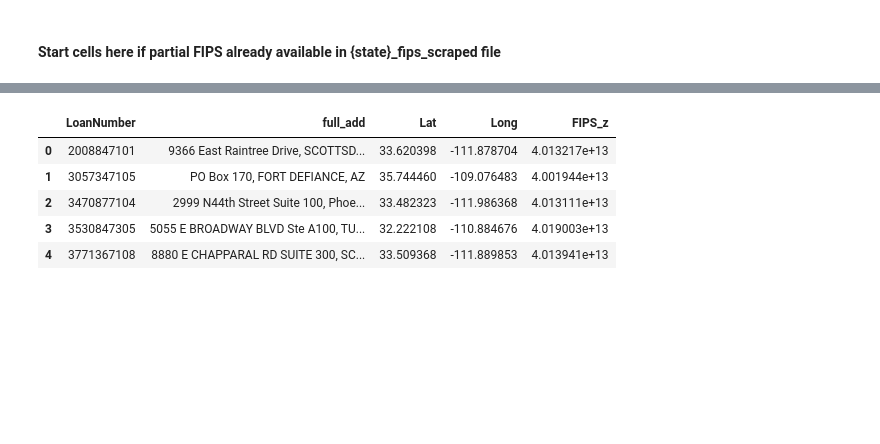
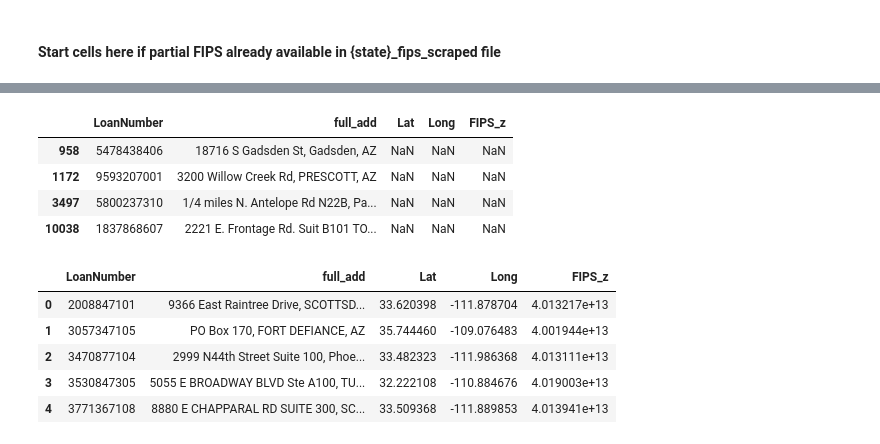
Before and after one commit to cspence001/mapdata_fips_aggregation, a Jupyter notebook: selenium_fips/selenium_census_script_fipscheck_AZ.ipynb, the cells around one changed output, grey strips where cells are left out. Saved outputs shown, nothing was run; the diff lists cells and outputs as text; code cells hidden in the pictures; blank space fills up the shorter version.

```diff
--- a/selenium_fips/selenium_census_script_fipscheck_AZ.ipynb
+++ b/selenium_fips/selenium_census_script_fipscheck_AZ.ipynb
@@ -52,3 +98,3 @@ fips_check_notna.head() #2658
 # %%
-fips_check_scraped = pd.read_csv("data/state_data/geo/geo_fips/AZ_fips_scraped.csv")
+fips_check_scraped = pd.read_csv("../../data/state_data/geo/geo_fips/AZ_fips_scraped.csv")
 fips_check_scraped.head()
@@ -68,3 +104,13 @@ fips_check_scraped = fips_check_scraped[columns]
+# %%
+#Latitude, Longitude, not included
+fips_check_scraped_notna = fips_check_scraped[fips_check_scraped["Lat"].isnull()] # check to make sure no nulls in coords
+fips_check_scraped_notna.head() #15792
+# %% [output]
+|  | LoanNumber | full_add | Lat | Long | FIPS_z |
+| 958 | 5478438406 | 18716 S Gadsden St, Gadsden, AZ | NaN | NaN | NaN |
+| 1172 | 9593207001 | 3200 Willow Creek Rd, PRESCOTT, AZ | NaN | NaN | NaN |
+| 3497 | 5800237310 | 1/4 miles N. Antelope Rd N22B, Pa... | NaN | NaN | NaN |
+| 10038 | 1837868607 | 2221 E. Frontage Rd. Suit B101 TO... | NaN | NaN | NaN |
 # %%
 #Latitude, Longitude, not included
 fips_check_scraped_notna = fips_check_scraped[fips_check_scraped["Lat"].notna()] # check to make sure no nulls in coords
```
Also changed, not shown: parts of 15 cells of this notebook, 9 other files.
